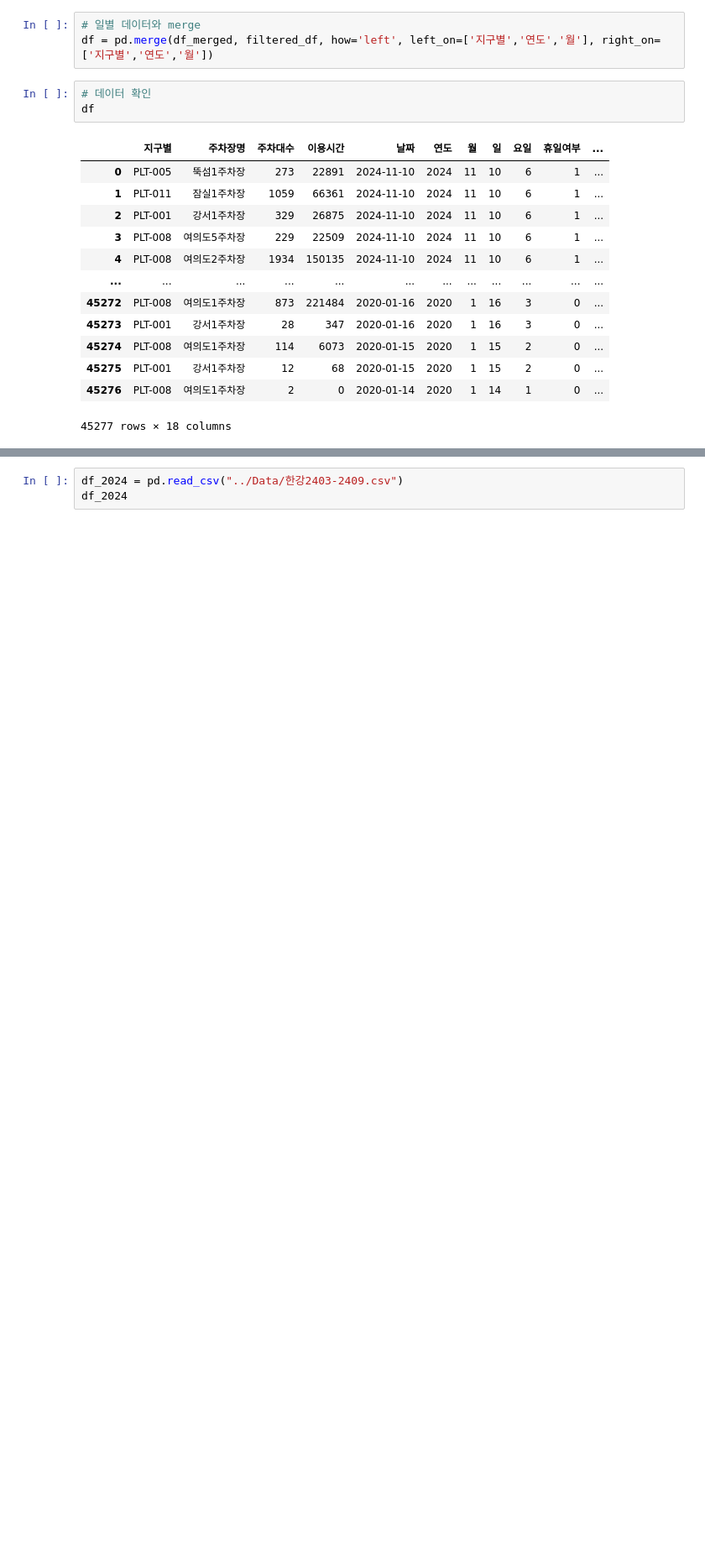
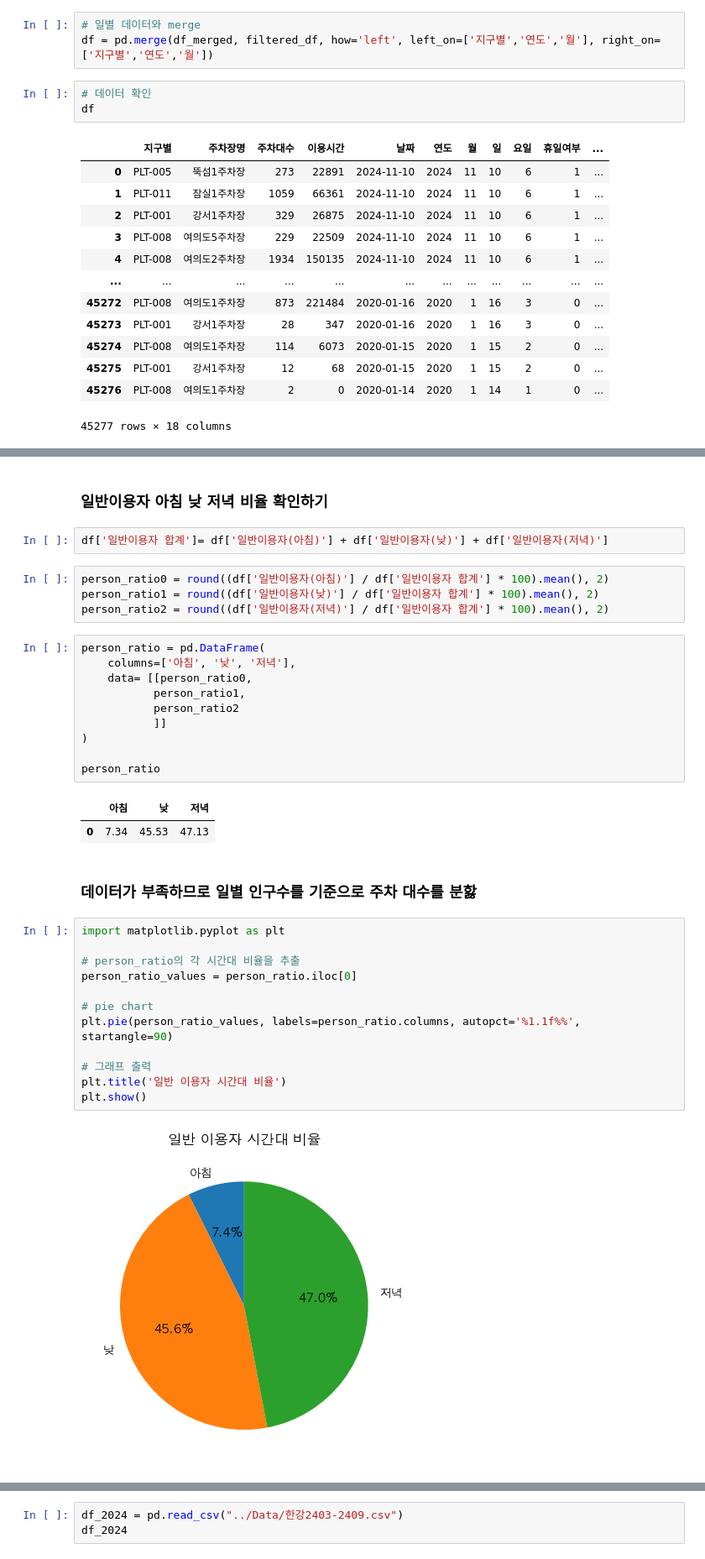
Before and after one commit to terryhyuk/HanGang_Mate, a Jupyter notebook: Python/DataAnalysis/MachineLearning.ipynb, the cells around one changed output, grey strips where cells are left out. Shown at 84% size. Drawn from its saved outputs; the diff is of its cells as text; blank space fills up the shorter version.

```diff
--- a/Python/DataAnalysis/MachineLearning.ipynb
+++ b/Python/DataAnalysis/MachineLearning.ipynb
@@ -567,0 +546,37 @@ memory usage: 5.7+ MB
+# %% [markdown]
+### 일반이용자 아침 낮 저녁 비율 확인하기
+# %%
+df['일반이용자 합계']= df['일반이용자(아침)'] + df['일반이용자(낮)'] + df['일반이용자(저녁)']
+# %%
+person_ratio0 = round((df['일반이용자(아침)'] / df['일반이용자 합계'] * 100).mean(), 2)
+person_ratio1 = round((df['일반이용자(낮)'] / df['일반이용자 합계'] * 100).mean(), 2)
+person_ratio2 = round((df['일반이용자(저녁)'] / df['일반이용자 합계'] * 100).mean(), 2)
+# %%
+person_ratio = pd.DataFrame(
+    columns=['아침', '낮', '저녁'],
+    data= [[person_ratio0,
+           person_ratio1,
+           person_ratio2
+           ]]
+)
+
+person_ratio
+# %% [output]
+|  | 아침 | 낮 | 저녁 |
+| 0 | 7.34 | 45.53 | 47.13 |
+# %% [markdown]
+### 데이터가 부족하므로 일별 인구수를 기준으로 주차 대수를 분핧
+# %%
+import matplotlib.pyplot as plt
+
+# person_ratio의 각 시간대 비율을 추출
+person_ratio_values = person_ratio.iloc[0]
+
+# pie chart
+plt.pie(person_ratio_values, labels=person_ratio.columns, autopct='%1.1f%%', startangle=90)
+
+# 그래프 출력
+plt.title('일반 이용자 시간대 비율')
+plt.show()
+# %% [output]
+[figure, added]
```
Also changed, not shown: parts of 28 cells of this notebook, 1 other file.
